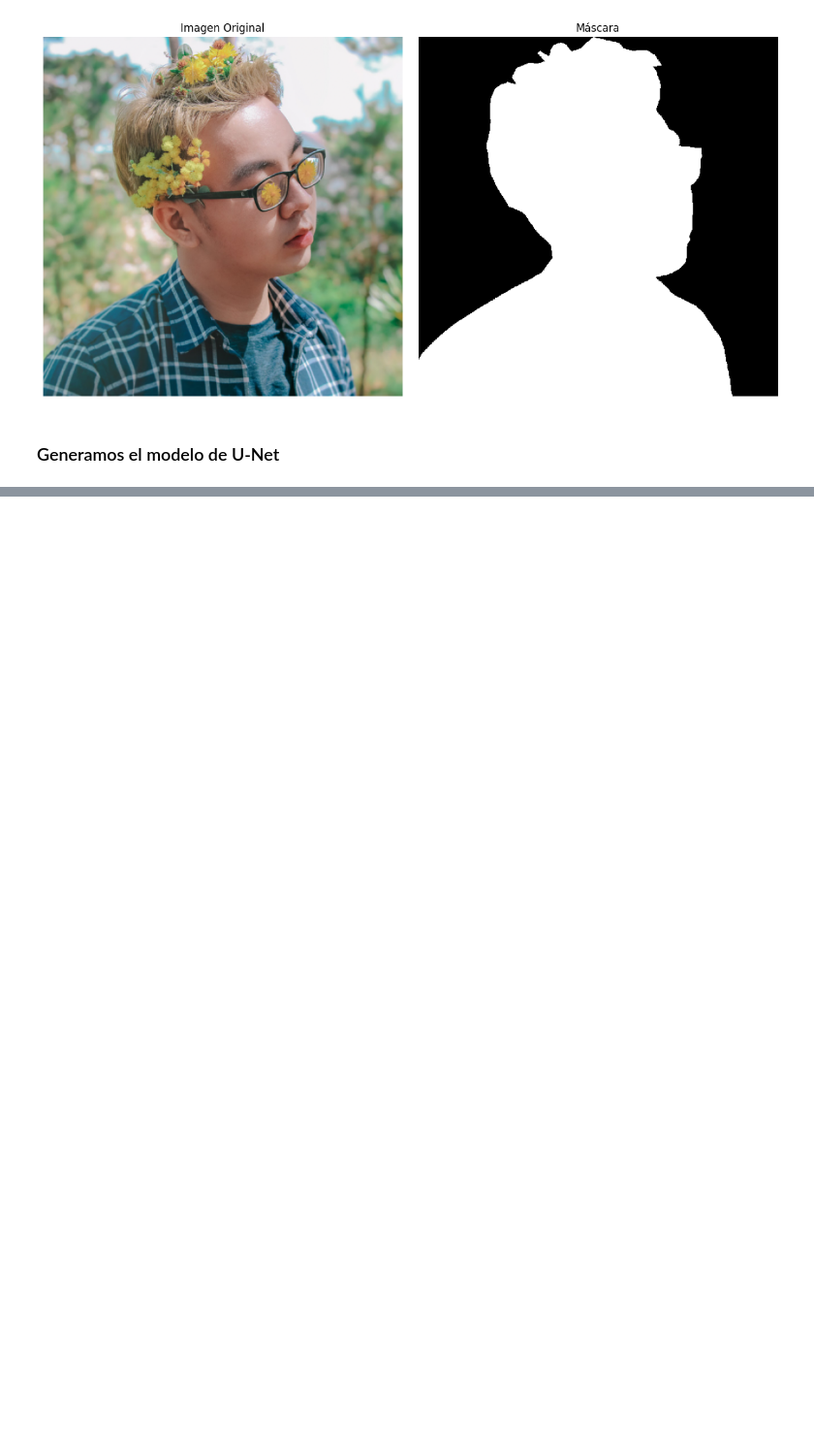
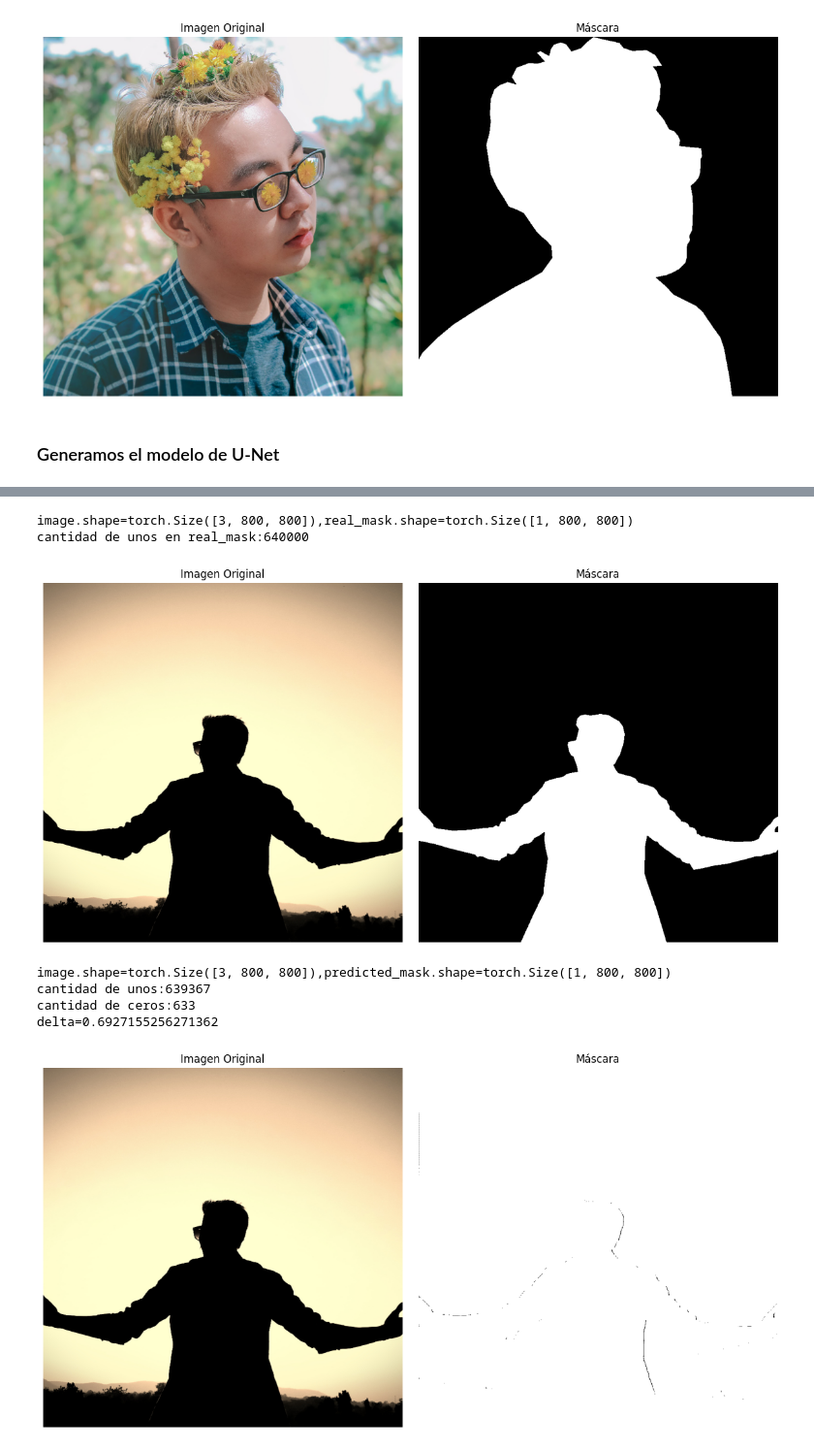
Before and after one commit to smith2310/deep_learning_obligatorio, a Jupyter notebook: Main.ipynb, the cells around one changed output, grey strips where cells are left out. Shown at 97% size. Drawn from its saved outputs; the diff is of its cells as text; code cells hidden in the pictures; blank space fills up the shorter version.

```diff
--- a/Main.ipynb
+++ b/Main.ipynb
@@ -38,8 +38,7 @@ elif torch.backends.mps.is_available():
     DEVICE = "mps"
 
 NUM_WORKERS = 0 if DEVICE == "mps" else max(os.cpu_count() - 1, 1)  #número de workers para cargar los datos a menos que estemos corriendo en Mac OS
-BATCH_SIZE = 128  # tamaño del batch
-IMAGE_PATTERN = "*.JPEG"
+BATCH_SIZE = 8  # tamaño del batch
 
 print(f"Device: {DEVICE}")
 print(f"Num Workers: {NUM_WORKERS}")
@@ -209,0 +232,30 @@ UNetLayer 5: output.shape=torch.Size([1, 1, 240, 240]), type(output)=<class 'tor
+# %%
+#Comprobamos el modelo a ver como entrenó con una imagen y vemos su salida
+images, masks = next(iter(train_loader))
+image = images[0]
+real_mask = masks[0]
+print(f'{image.shape=},{real_mask.shape=}')
+print(f'cantidad de unos en real_mask:{(real_mask > 0).sum().item()}')
+# print(real_mask)
+plot_image_with_mask(image, real_mask)
+model.eval()
+with torch.no_grad():
+    predicted_mask = model(image.unsqueeze(0).to(DEVICE))
+    predicted_mask = predicted_mask.squeeze(0).cpu()
+    predicted_mask = (predicted_mask > 0.5).float()
+print(f'{image.shape=},{predicted_mask.shape=}')
+print(f'cantidad de unos:{(predicted_mask == 1 ).sum().item()}')
+print(f'cantidad de ceros:{(predicted_mask == 0 ).sum().item()}')
+delta = CRITERION(real_mask, predicted_mask).item()
+print(f'{delta=}')
+# print(predicted_mask)
+plot_image_with_mask(image, predicted_mask)
+# %% [output]
+image.shape=torch.Size([3, 800, 800]),real_mask.shape=torch.Size([1, 800, 800])
+cantidad de unos en real_mask:640000
+[figure, added]
+image.shape=torch.Size([3, 800, 800]),predicted_mask.shape=torch.Size([1, 800, 800])
+cantidad de unos:639367
+cantidad de ceros:633
+delta=0.6927155256271362
+[figure, added]
```
Also changed, not shown: parts of 5 cells of this notebook, 3 other files.
